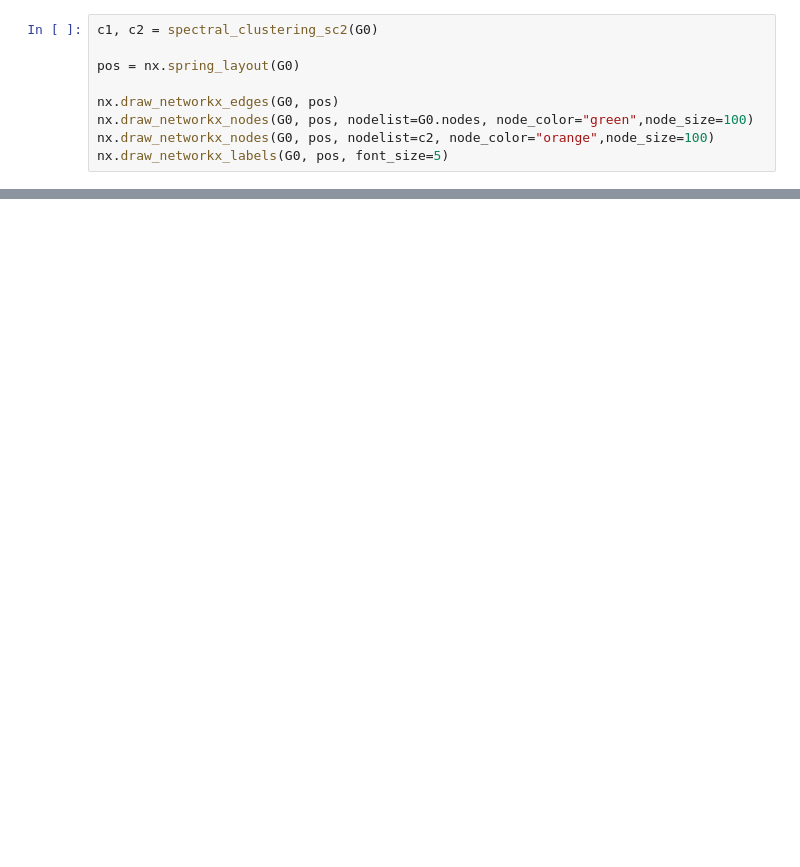
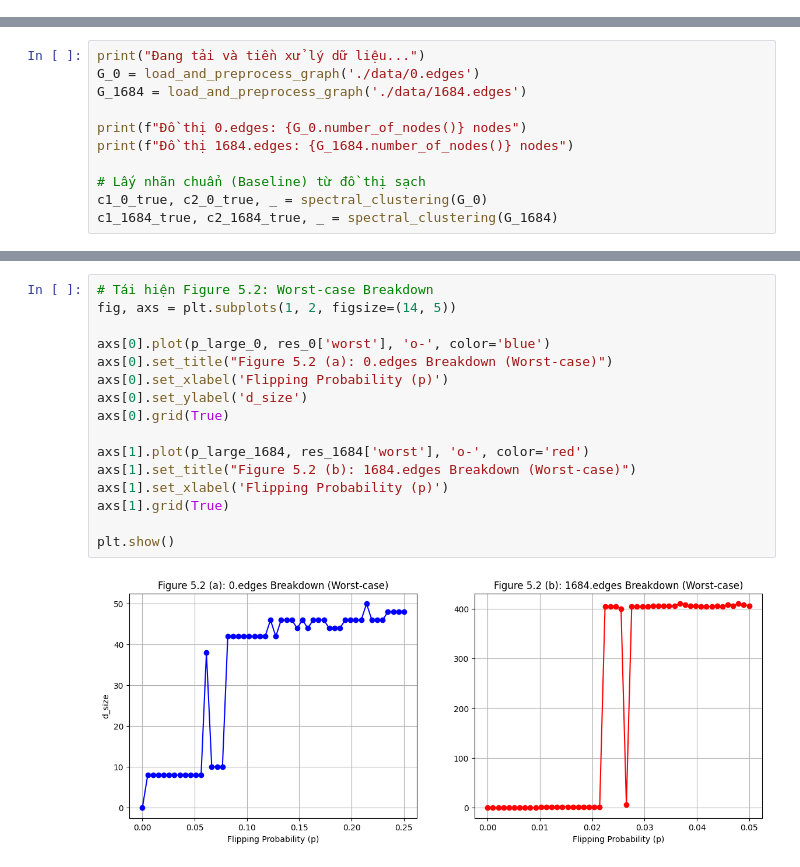
Before and after one commit to FIT-SE23/DataMining-Lab3, a Jupyter notebook: notebooks/01_main_experiments.ipynb, the cells around one changed output, grey strips where cells are left out. Cells and saved outputs as stored; diff of their text form; blank space fills up the shorter version.

```diff
--- a/notebooks/01_main_experiments.ipynb
+++ b/notebooks/01_main_experiments.ipynb
@@ -122,9 +0,0 @@ Facebook1684 (G1) - Nodes: 574, Edges: 12799
-# %%
-c1, c2 = spectral_clustering_sc2(G0)
-
-pos = nx.spring_layout(G0)
-
-nx.draw_networkx_edges(G0, pos)
-nx.draw_networkx_nodes(G0, pos, nodelist=G0.nodes, node_color="green",node_size=100)
-nx.draw_networkx_nodes(G0, pos, nodelist=c2, node_color="orange",node_size=100)
-nx.draw_networkx_labels(G0, pos, font_size=5)
@@ -219,0 +43,11 @@ plt.show()
+# %%
+print("Đang tải và tiền xử lý dữ liệu...")
+G_0 = load_and_preprocess_graph('./data/0.edges')
+G_1684 = load_and_preprocess_graph('./data/1684.edges')
+
+print(f"Đồ thị 0.edges: {G_0.number_of_nodes()} nodes")
+print(f"Đồ thị 1684.edges: {G_1684.number_of_nodes()} nodes")
+
+# Lấy nhãn chuẩn (Baseline) từ đồ thị sạch
+c1_0_true, c2_0_true, _ = spectral_clustering(G_0)
+c1_1684_true, c2_1684_true, _ = spectral_clustering(G_1684)
@@ -219,0 +136,18 @@ plt.show()
+# %%
+# Tái hiện Figure 5.2: Worst-case Breakdown
+fig, axs = plt.subplots(1, 2, figsize=(14, 5))
+
+axs[0].plot(p_large_0, res_0['worst'], 'o-', color='blue')
+axs[0].set_title("Figure 5.2 (a): 0.edges Breakdown (Worst-case)")
+axs[0].set_xlabel('Flipping Probability (p)')
+axs[0].set_ylabel('d_size')
+axs[0].grid(True)
+
+axs[1].plot(p_large_1684, res_1684['worst'], 'o-', color='red')
+axs[1].set_title("Figure 5.2 (b): 1684.edges Breakdown (Worst-case)")
+axs[1].set_xlabel('Flipping Probability (p)')
+axs[1].grid(True)
+
+plt.show()
+# %% [output]
+[figure, added]
```
Also changed, not shown: parts of 21 cells of this notebook, 2 other files.
